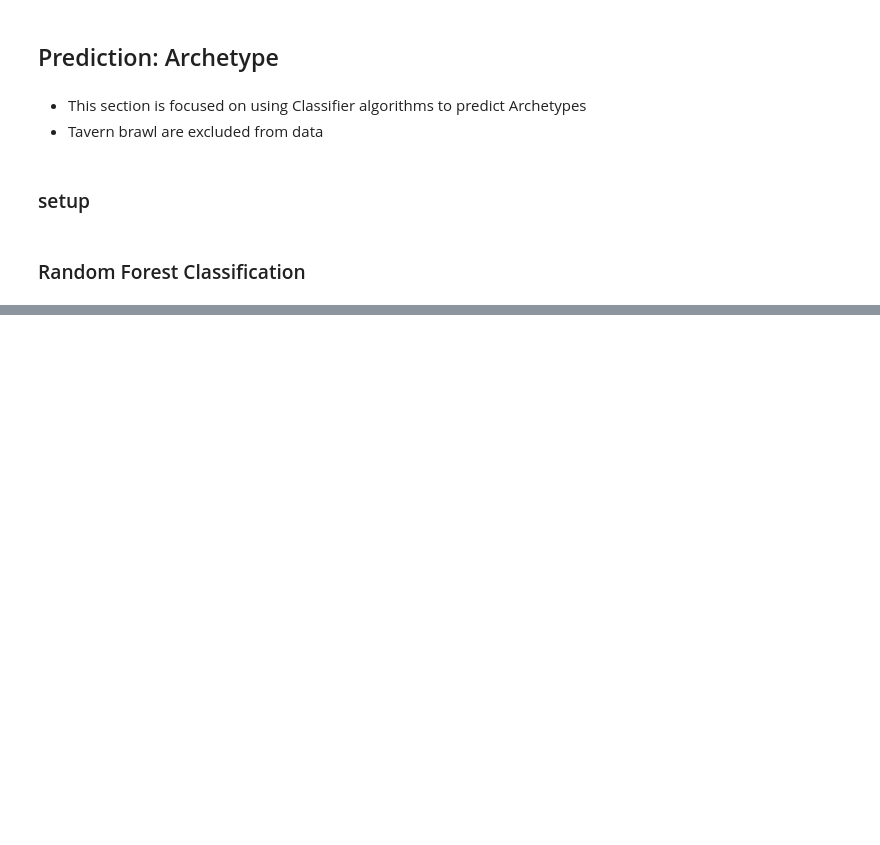
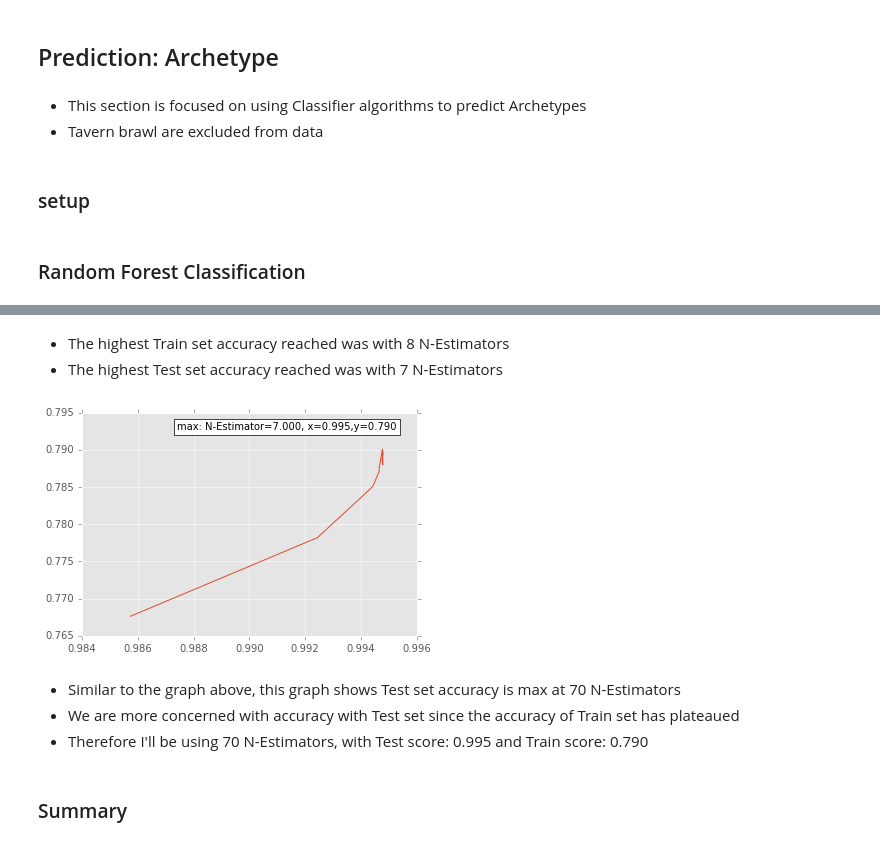
Before and after one commit to dawei95130/hearthstone, a Jupyter notebook: hearthstone.ipynb, the cells around one changed output, grey strips where cells are left out. Drawn from its saved outputs; the diff is of its cells as text; code cells hidden in the pictures; blank space fills up the shorter version.

```diff
--- a/hearthstone.ipynb
+++ b/hearthstone.ipynb
@@ -382,0 +441,27 @@ sklearn.__version__
+# %% [markdown]
+- The highest Train set accuracy reached was with 8 N-Estimators
+- The highest Test set accuracy reached was with 7 N-Estimators
+# %%
+plt.plot(rf_trees['Train'],rf_trees['Test'])
+
+def annot_max(x,y, ax=None):
+    xmax = rf_trees['Train'][np.argmax(rf_trees['Test'])]
+    ymax = rf_trees['Test'].max()
+    text= "max: N-Estimator={:.3f}, x={:.3f},y={:.3f}".format(rf_trees['Test'].idxmax(),xmax,ymax)
+    if not ax:
+        ax=plt.gca()
+    bbox_props = dict(boxstyle="square,pad=0.3", fc="w", ec="k", lw=0.72)
+    arrowprops=dict(arrowstyle="->",connectionstyle="angle,angleA=0,angleB=60")
+    kw = dict(xycoords='data',textcoords="axes fraction",
+              arrowprops=arrowprops, bbox=bbox_props, ha="right", va="top")
+    plt.annotate(text, xy=(xmax, ymax), xytext=(0.94,0.96), **kw)
+
+annot_max(rf_trees['Train'],rf_trees['Test'])
+# %% [output]
+[figure, added]
+# %% [markdown]
+- Similar to the graph above, this graph shows Test set accuracy is max at 70 N-Estimators
+- We are more concerned with accuracy with Test set since the accuracy of Train set has plateaued
+- Therefore I'll be using 70 N-Estimators, with Test score: 0.995 and Train score: 0.790
+# %% [markdown]
+### Summary
```
Also changed, not shown: parts of 29 cells of this notebook.
